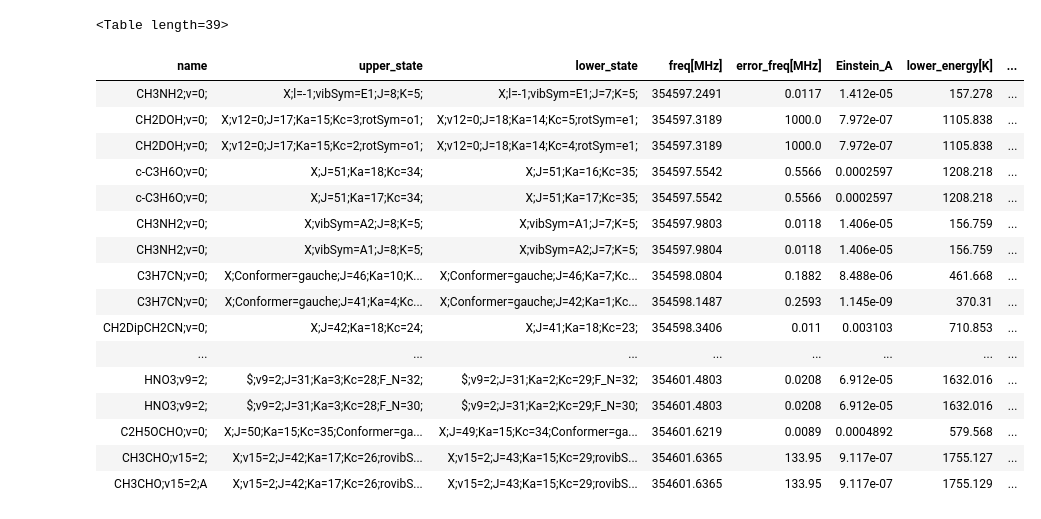
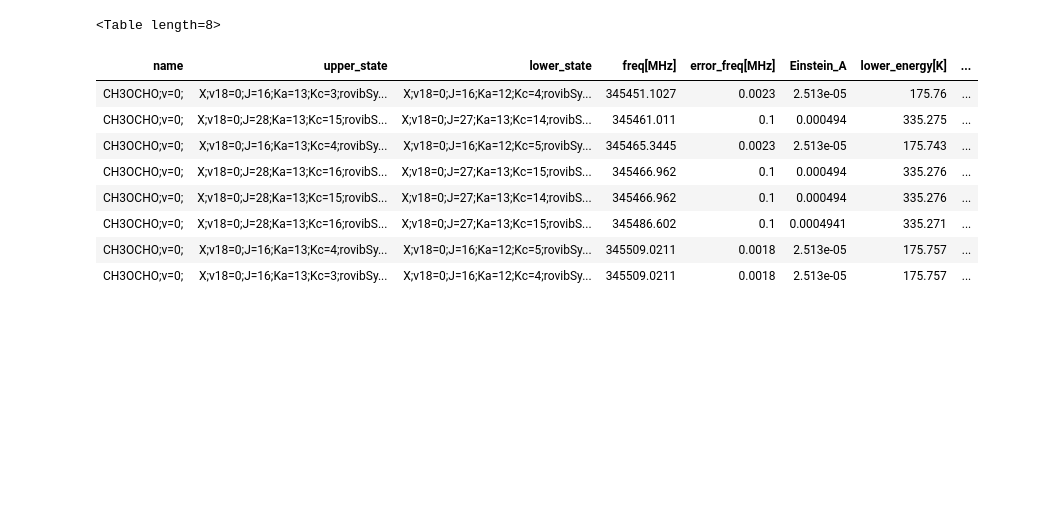
Before and after one commit to yaolun/xclass, a Jupyter notebook: XCLASSquery.ipynb, the cells around one changed output. Drawn from its saved outputs; the diff is of its cells as text; code cells hidden in the pictures; blank space fills up the shorter version.

```diff
--- a/XCLASSquery.ipynb
+++ b/XCLASSquery.ipynb
@@ -28,16 +28,17 @@ def XCLASSquery(freqlow, freqhigh):
     # call GetTransition function
     # import ListDatabase package
     import task_ListDatabase
+    from astropy.table import Table
+    import numpy as np
     # call ListDatabase function
     FreqMin = freqlow
     FreqMax = freqhigh
     ElowMin = 0.0
     ElowMax = 3000.0
-    SelectMolecule = []
+    SelectMolecule = ['CH3OCHO;v=0;']
     OutputDevice = 'quiet'
     Contents = task_ListDatabase.ListDatabase(FreqMin, FreqMax, ElowMin, ElowMax,
                                               SelectMolecule, OutputDevice)
-
     # parse the Contents array
     output = Table(np.array([c.split() for c in Contents]),
       names=('name', 'upper_state', 'lower_state', 'freq[MHz]', 'error_freq[MHz]', 'Einstein_A', 'lower_energy[K]', 'upper_state_degeneracy'),
@@ -45,24 +46,16 @@ def XCLASSquery(freqlow, freqhigh):
 
     return output
 # %%
-a = XCLASSquery(354597, 354602)
+a = XCLASSquery(345450, 345520)
 a.show_in_notebook()
 # %% [output]
-<Table length=39>
+<Table length=8>
 | name | upper_state | lower_state | freq[MHz] | error_freq[MHz] | Einstein_A | lower_energy[K] | ... |
-| CH3NH2;v=0; | X;l=-1;vibSym=E1;J=8;K=5; | X;l=-1;vibSym=E1;J=7;K=5; | 354597.2491 | 0.0117 | 1.412e-05 | 157.278 | ... |
-| CH2DOH;v=0; | X;v12=0;J=17;Ka=15;Kc=3;rotSym=o1; | X;v12=0;J=18;Ka=14;Kc=5;rotSym=e1; | 354597.3189 | 1000.0 | 7.972e-07 | 1105.838 | ... |
-| CH2DOH;v=0; | X;v12=0;J=17;Ka=15;Kc=2;rotSym=o1; | X;v12=0;J=18;Ka=14;Kc=4;rotSym=e1; | 354597.3189 | 1000.0 | 7.972e-07 | 1105.838 | ... |
-| c-C3H6O;v=0; | X;J=51;Ka=18;Kc=34; | X;J=51;Ka=16;Kc=35; | 354597.5542 | 0.5566 | 0.0002597 | 1208.218 | ... |
-| c-C3H6O;v=0; | X;J=51;Ka=17;Kc=34; | X;J=51;Ka=17;Kc=35; | 354597.5542 | 0.5566 | 0.0002597 | 1208.218 | ... |
-| CH3NH2;v=0; | X;vibSym=A2;J=8;K=5; | X;vibSym=A1;J=7;K=5; | 354597.9803 | 0.0118 | 1.406e-05 | 156.759 | ... |
-| CH3NH2;v=0; | X;vibSym=A1;J=8;K=5; | X;vibSym=A2;J=7;K=5; | 354597.9804 | 0.0118 | 1.406e-05 | 156.759 | ... |
-| C3H7CN;v=0; | X;Conformer=gauche;J=46;Ka=10;K... | X;Conformer=gauche;J=46;Ka=7;Kc... | 354598.0804 | 0.1882 | 8.488e-06 | 461.668 | ... |
-| C3H7CN;v=0; | X;Conformer=gauche;J=41;Ka=4;Kc... | X;Conformer=gauche;J=42;Ka=1;Kc... | 354598.1487 | 0.2593 | 1.145e-09 | 370.31 | ... |
-| CH2DipCH2CN;v=0; | X;J=42;Ka=18;Kc=24; | X;J=41;Ka=18;Kc=23; | 354598.3406 | 0.011 | 0.003103 | 710.853 | ... |
-| ... | ... | ... | ... | ... | ... | ... | ... |
-| HNO3;v9=2; | $;v9=2;J=31;Ka=3;Kc=28;F_N=32; | $;v9=2;J=31;Ka=2;Kc=29;F_N=32; | 354601.4803 | 0.0208 | 6.912e-05 | 1632.016 | ... |
-| HNO3;v9=2; | $;v9=2;J=31;Ka=3;Kc=28;F_N=30; | $;v9=2;J=31;Ka=2;Kc=29;F_N=30; | 354601.4803 | 0.0208 | 6.912e-05 | 1632.016 | ... |
-| C2H5OCHO;v=0; | X;J=50;Ka=15;Kc=35;Conformer=ga... | X;J=49;Ka=15;Kc=34;Conformer=ga... | 354601.6219 | 0.0089 | 0.0004892 | 579.568 | ... |
-| CH3CHO;v15=2; | X;v15=2;J=42;Ka=17;Kc=26;rovibS... | X;v15=2;J=43;Ka=15;Kc=29;rovibS... | 354601.6365 | 133.95 | 9.117e-07 | 1755.127 | ... |
-| CH3CHO;v15=2;A | X;v15=2;J=42;Ka=17;Kc=26;rovibS... | X;v15=2;J=43;Ka=15;Kc=29;rovibS... | 354601.6365 | 133.95 | 9.117e-07 | 1755.129 | ... |
+| CH3OCHO;v=0; | X;v18=0;J=16;Ka=13;Kc=3;rovibSy... | X;v18=0;J=16;Ka=12;Kc=4;rovibSy... | 345451.1027 | 0.0023 | 2.513e-05 | 175.76 | ... |
+| CH3OCHO;v=0; | X;v18=0;J=28;Ka=13;Kc=15;rovibS... | X;v18=0;J=27;Ka=13;Kc=14;rovibS... | 345461.011 | 0.1 | 0.000494 | 335.275 | ... |
+| CH3OCHO;v=0; | X;v18=0;J=16;Ka=13;Kc=4;rovibSy... | X;v18=0;J=16;Ka=12;Kc=5;rovibSy... | 345465.3445 | 0.0023 | 2.513e-05 | 175.743 | ... |
+| CH3OCHO;v=0; | X;v18=0;J=28;Ka=13;Kc=16;rovibS... | X;v18=0;J=27;Ka=13;Kc=15;rovibS... | 345466.962 | 0.1 | 0.000494 | 335.276 | ... |
+| CH3OCHO;v=0; | X;v18=0;J=28;Ka=13;Kc=15;rovibS... | X;v18=0;J=27;Ka=13;Kc=14;rovibS... | 345466.962 | 0.1 | 0.000494 | 335.276 | ... |
+| CH3OCHO;v=0; | X;v18=0;J=28;Ka=13;Kc=16;rovibS... | X;v18=0;J=27;Ka=13;Kc=15;rovibS... | 345486.602 | 0.1 | 0.0004941 | 335.271 | ... |
+| CH3OCHO;v=0; | X;v18=0;J=16;Ka=13;Kc=4;rovibSy... | X;v18=0;J=16;Ka=12;Kc=5;rovibSy... | 345509.0211 | 0.0018 | 2.513e-05 | 175.757 | ... |
+| CH3OCHO;v=0; | X;v18=0;J=16;Ka=13;Kc=3;rovibSy... | X;v18=0;J=16;Ka=12;Kc=4;rovibSy... | 345509.0211 | 0.0018 | 2.513e-05 | 175.757 | ... |
```
Also changed, not shown: 15 other files.
